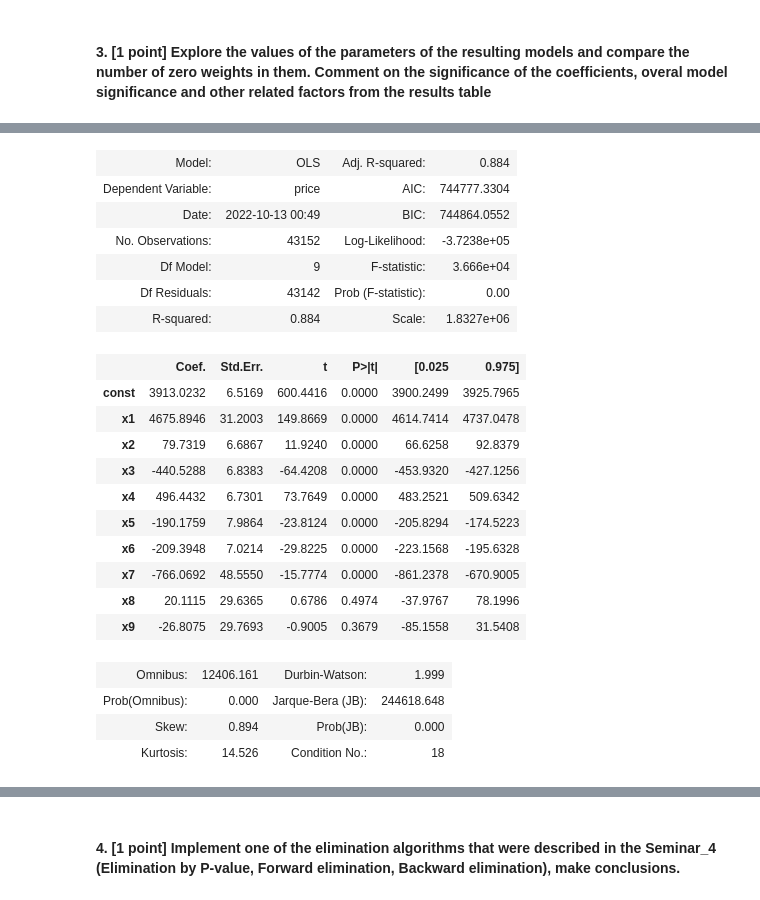
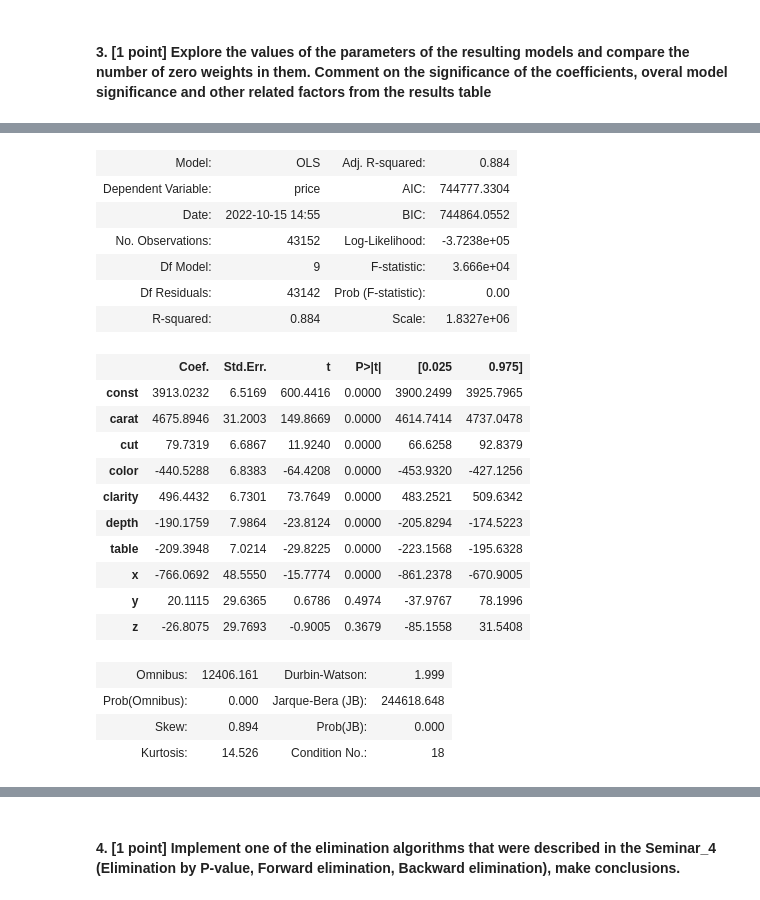
Before and after one commit to shmelzz/data_analysis, a Jupyter notebook: hw2/ml_hw2_Shelemekh_206.ipynb, the cells around one changed output, grey strips where cells are left out. Saved outputs shown, nothing was run; the diff lists cells and outputs as text; code cells hidden in the pictures.

```diff
--- a/hw2/ml_hw2_Shelemekh_206.ipynb
+++ b/hw2/ml_hw2_Shelemekh_206.ipynb
@@ -255,0 +142,6 @@ results_lr.summary2()
+# %%
+features = list(X.iloc[:, :10].columns)
+features.insert(0, "const")
+
+# linear regression
+results_lr.summary2(xname=features)
@@ -308,25 +253,25 @@ OLSResults(model, results_lasso.params, model.normalized_cov_params).summary2()
 # %%
 # elastic
-OLSResults(model, results_elastic.params, model.normalized_cov_params).summary2()
+OLSResults(model, results_elastic.params, model.normalized_cov_params).summary2(xname=features)
 # %% [output]
 | Model: | OLS | Adj. R-squared: | 0.884 |
 | Dependent Variable: | price | AIC: | 744777.3304 |
-| Date: | 2022-10-13 00:49 | BIC: | 744864.0552 |
+| Date: | 2022-10-15 14:55 | BIC: | 744864.0552 |
 | No. Observations: | 43152 | Log-Likelihood: | -3.7238e+05 |
 | Df Model: | 9 | F-statistic: | 3.666e+04 |
 | Df Residuals: | 43142 | Prob (F-statistic): | 0.00 |
 | R-squared: | 0.884 | Scale: | 1.8327e+06 |
 |  | Coef. | Std.Err. | t | P>|t| | [0.025 | 0.975] |
 | const | 3913.0232 | 6.5169 | 600.4416 | 0.0000 | 3900.2499 | 3925.7965 |
-| x1 | 4675.8946 | 31.2003 | 149.8669 | 0.0000 | 4614.7414 | 4737.0478 |
-| x2 | 79.7319 | 6.6867 | 11.9240 | 0.0000 | 66.6258 | 92.8379 |
-| x3 | -440.5288 | 6.8383 | -64.4208 | 0.0000 | -453.9320 | -427.1256 |
-| x4 | 496.4432 | 6.7301 | 73.7649 | 0.0000 | 483.2521 | 509.6342 |
-| x5 | -190.1759 | 7.9864 | -23.8124 | 0.0000 | -205.8294 | -174.5223 |
-| x6 | -209.3948 | 7.0214 | -29.8225 | 0.0000 | -223.1568 | -195.6328 |
-| x7 | -766.0692 | 48.5550 | -15.7774 | 0.0000 | -861.2378 | -670.9005 |
-| x8 | 20.1115 | 29.6365 | 0.6786 | 0.4974 | -37.9767 | 78.1996 |
-| x9 | -26.8075 | 29.7693 | -0.9005 | 0.3679 | -85.1558 | 31.5408 |
+| carat | 4675.8946 | 31.2003 | 149.8669 | 0.0000 | 4614.7414 | 4737.0478 |
+| cut | 79.7319 | 6.6867 | 11.9240 | 0.0000 | 66.6258 | 92.8379 |
+| color | -440.5288 | 6.8383 | -64.4208 | 0.0000 | -453.9320 | -427.1256 |
+| clarity | 496.4432 | 6.7301 | 73.7649 | 0.0000 | 483.2521 | 509.6342 |
+| depth | -190.1759 | 7.9864 | -23.8124 | 0.0000 | -205.8294 | -174.5223 |
+| table | -209.3948 | 7.0214 | -29.8225 | 0.0000 | -223.1568 | -195.6328 |
+| x | -766.0692 | 48.5550 | -15.7774 | 0.0000 | -861.2378 | -670.9005 |
+| y | 20.1115 | 29.6365 | 0.6786 | 0.4974 | -37.9767 | 78.1996 |
+| z | -26.8075 | 29.7693 | -0.9005 | 0.3679 | -85.1558 | 31.5408 |
 | Omnibus: | 12406.161 | Durbin-Watson: | 1.999 |
 | Prob(Omnibus): | 0.000 | Jarque-Bera (JB): | 244618.648 |
 | Skew: | 0.894 | Prob(JB): | 0.000 |
```
Also changed, not shown: parts of 29 cells of this notebook.
